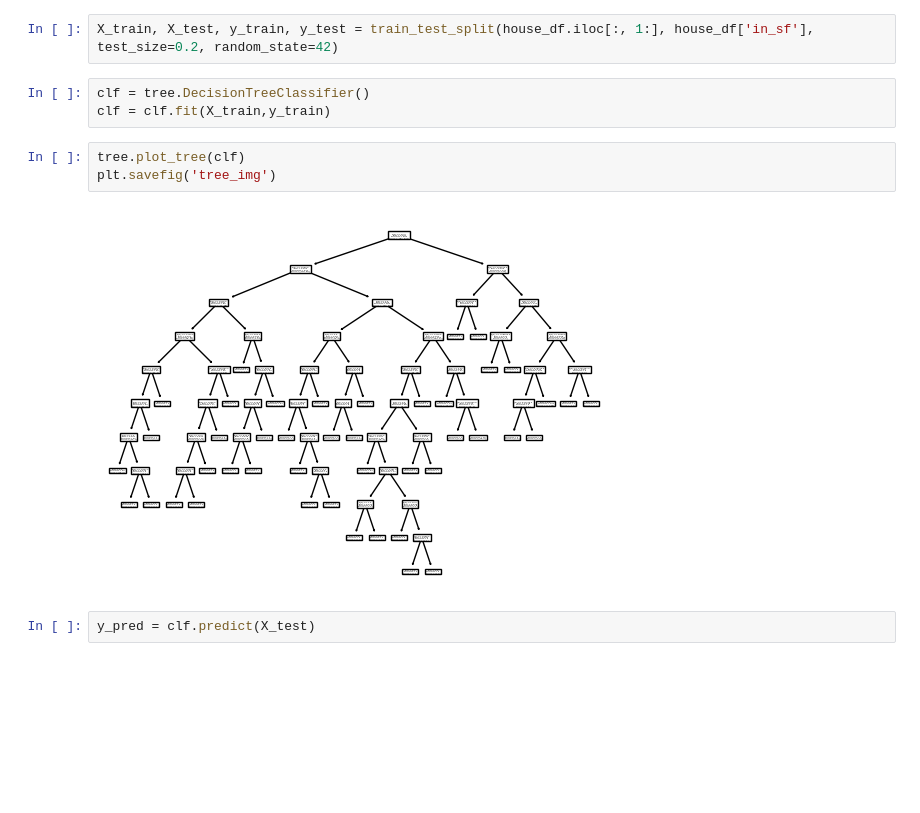
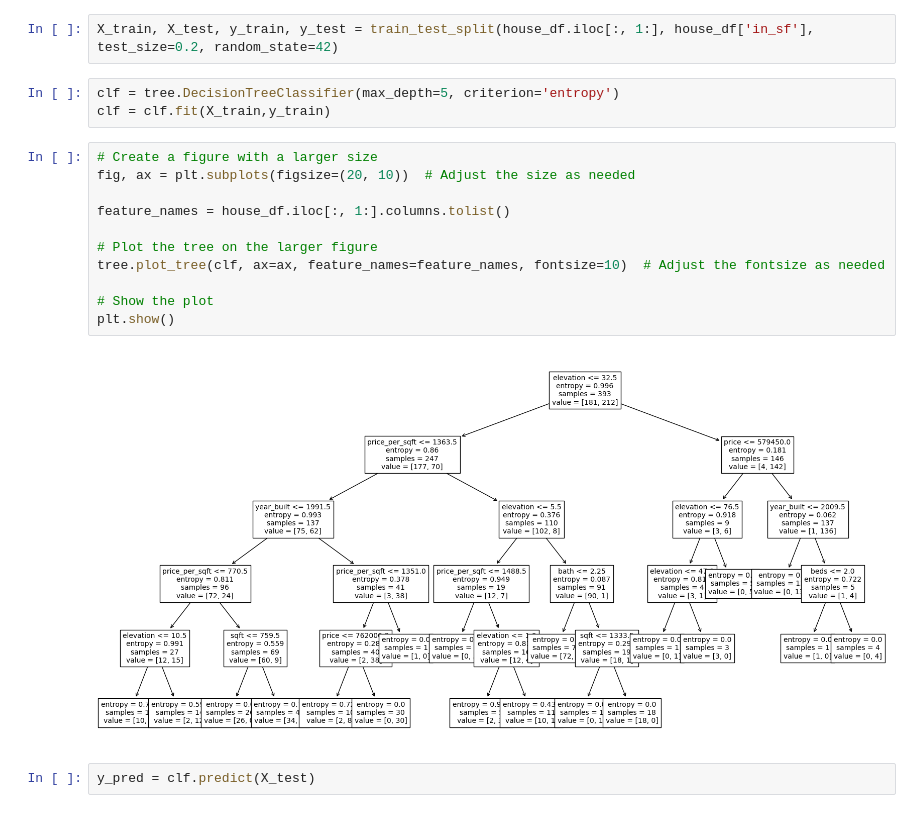
Before and after one commit to KubaJerz/learn-ml, a Jupyter notebook: decision_tree/tree_run.ipynb, the cells around one changed output. Saved outputs shown, nothing was run; the diff lists cells and outputs as text; blank space fills up the shorter version.

```diff
--- a/decision_tree/tree_run.ipynb
+++ b/decision_tree/tree_run.ipynb
@@ -41,13 +42,21 @@ array([ 10,   0,   9,   9,  10,  10,  10,  10,  12,  12,   4,   5,   5,
 # %%
 X_train, X_test, y_train, y_test = train_test_split(house_df.iloc[:, 1:], house_df['in_sf'], test_size=0.2, random_state=42)
 # %%
-clf = tree.DecisionTreeClassifier()
+clf = tree.DecisionTreeClassifier(max_depth=5, criterion='entropy')
 clf = clf.fit(X_train,y_train)
-# %%
-tree.plot_tree(clf)
-plt.savefig('tree_img')
-# %% [output]
-[figure, removed]
+# %%
+# Create a figure with a larger size
+fig, ax = plt.subplots(figsize=(20, 10))  # Adjust the size as needed
+
+feature_names = house_df.iloc[:, 1:].columns.tolist()
+
+# Plot the tree on the larger figure
+tree.plot_tree(clf, ax=ax, feature_names=feature_names, fontsize=10)  # Adjust the fontsize as needed
+
+# Show the plot
+plt.show()
+# %% [output]
+[figure, added]
 # %%
 y_pred = clf.predict(X_test)
 # %%
```
Also changed, not shown: parts of 3 cells of this notebook, 2 other files.
